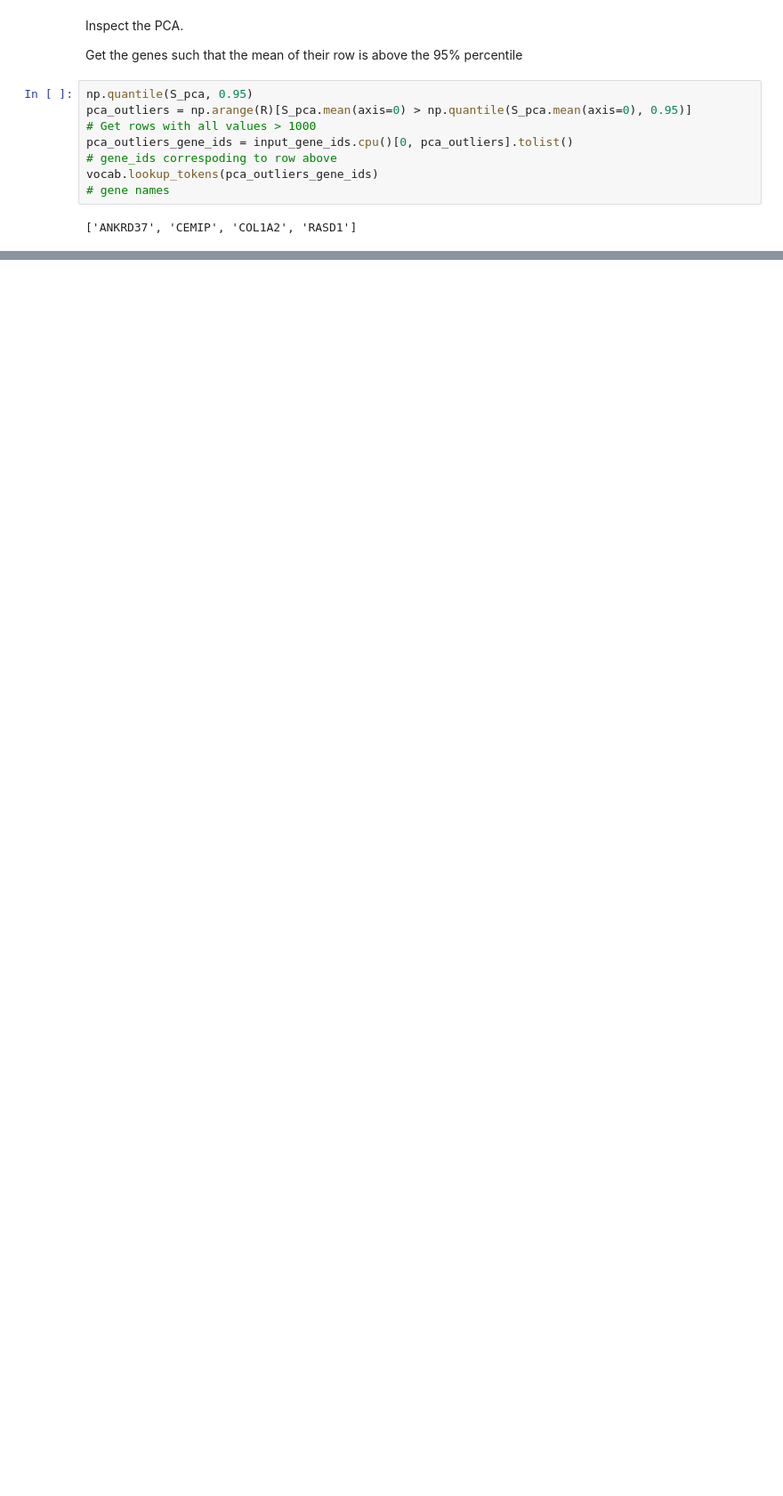
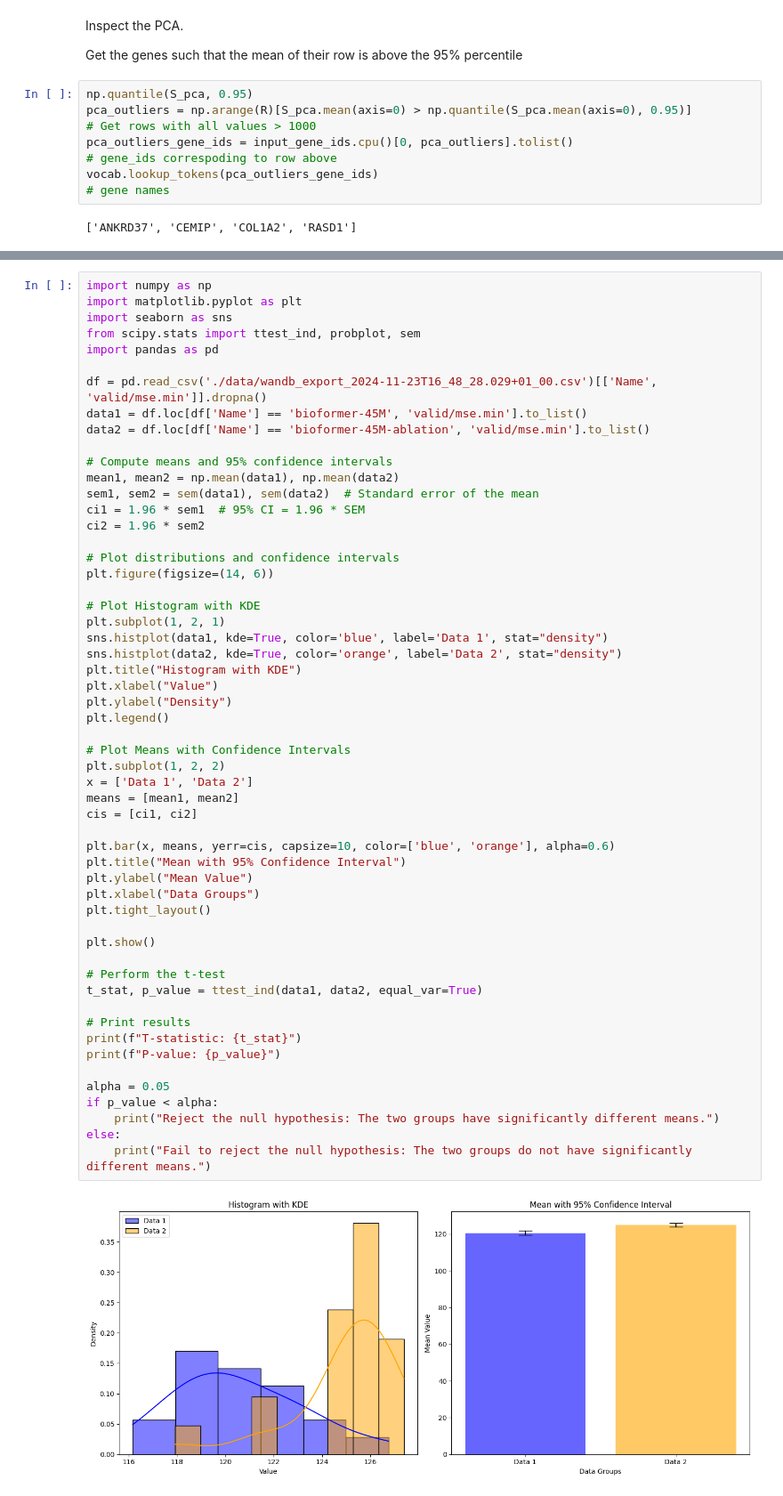
Before and after one commit to giacomo-ciro/240316_bio-llms, a Jupyter notebook: bioformer/main.ipynb, the cells around one changed output, grey strips where cells are left out. Shown at 89% size. Drawn from its saved outputs; the diff is of its cells as text; blank space fills up the shorter version.

Commit message:
update readme, add confidence plots and script to generate them

```diff
--- a/bioformer/main.ipynb
+++ b/bioformer/main.ipynb
@@ -327,0 +330,57 @@ vocab.lookup_tokens(pca_outliers_gene_ids)
+# %%
+import numpy as np
+import matplotlib.pyplot as plt
+import seaborn as sns
+from scipy.stats import ttest_ind, probplot, sem
+import pandas as pd
+
+df = pd.read_csv('./data/wandb_export_2024-11-23T16_48_28.029+01_00.csv')[['Name', 'valid/mse.min']].dropna()
+data1 = df.loc[df['Name'] == 'bioformer-45M', 'valid/mse.min'].to_list()
+data2 = df.loc[df['Name'] == 'bioformer-45M-ablation', 'valid/mse.min'].to_list()
+
+# Compute means and 95% confidence intervals
+mean1, mean2 = np.mean(data1), np.mean(data2)
+sem1, sem2 = sem(data1), sem(data2)  # Standard error of the mean
+ci1 = 1.96 * sem1  # 95% CI = 1.96 * SEM
+ci2 = 1.96 * sem2
+
+# Plot distributions and confidence intervals
+plt.figure(figsize=(14, 6))
+
+# Plot Histogram with KDE
+plt.subplot(1, 2, 1)
+sns.histplot(data1, kde=True, color='blue', label='Data 1', stat="density")
+sns.histplot(data2, kde=True, color='orange', label='Data 2', stat="density")
+plt.title("Histogram with KDE")
+plt.xlabel("Value")
+plt.ylabel("Density")
+plt.legend()
+
+# Plot Means with Confidence Intervals
+plt.subplot(1, 2, 2)
+x = ['Data 1', 'Data 2']
+means = [mean1, mean2]
+cis = [ci1, ci2]
+
+plt.bar(x, means, yerr=cis, capsize=10, color=['blue', 'orange'], alpha=0.6)
+plt.title("Mean with 95% Confidence Interval")
+plt.ylabel("Mean Value")
+plt.xlabel("Data Groups")
+plt.tight_layout()
+
+plt.show()
+
+# Perform the t-test
+t_stat, p_value = ttest_ind(data1, data2, equal_var=True)
+
+# Print results
+print(f"T-statistic: {t_stat}")
+print(f"P-value: {p_value}")
+
+alpha = 0.05
+if p_value < alpha:
+    print("Reject the null hypothesis: The two groups have significantly different means.")
+else:
+    print("Fail to reject the null hypothesis: The two groups do not have significantly different means.")
+# %% [output]
+[figure, added]
```
Also changed, not shown: parts of 3 cells of this notebook, 2 other files.
